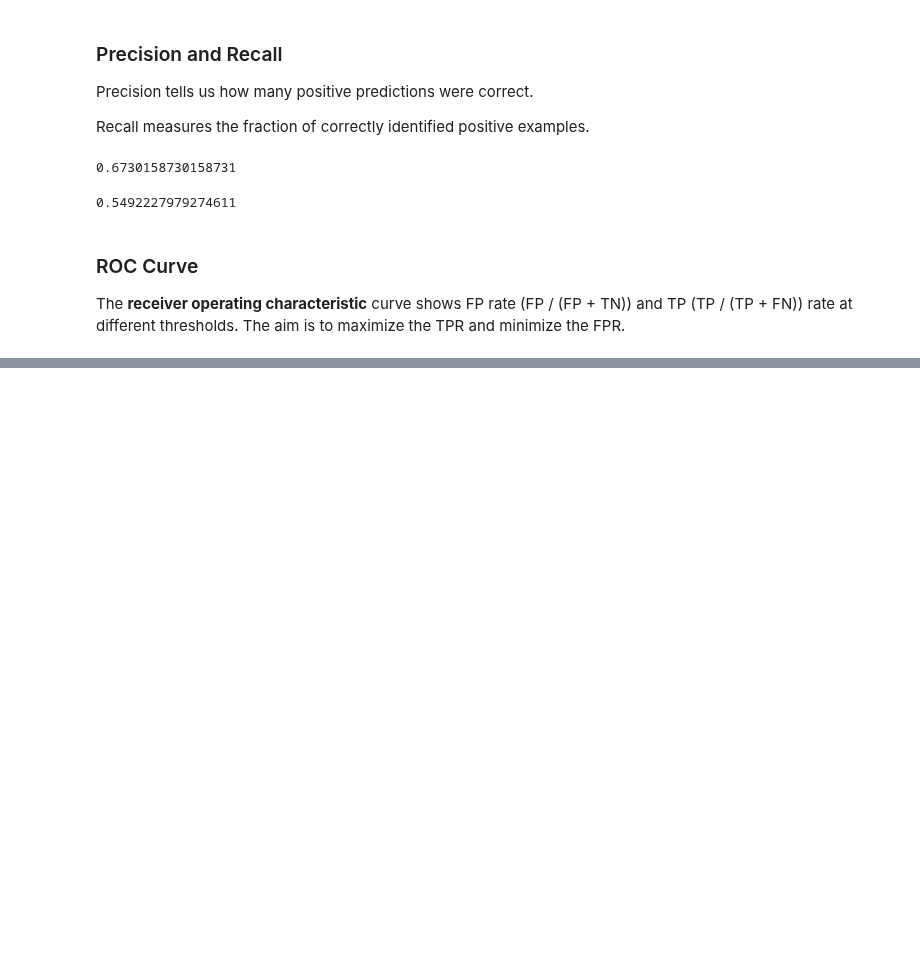
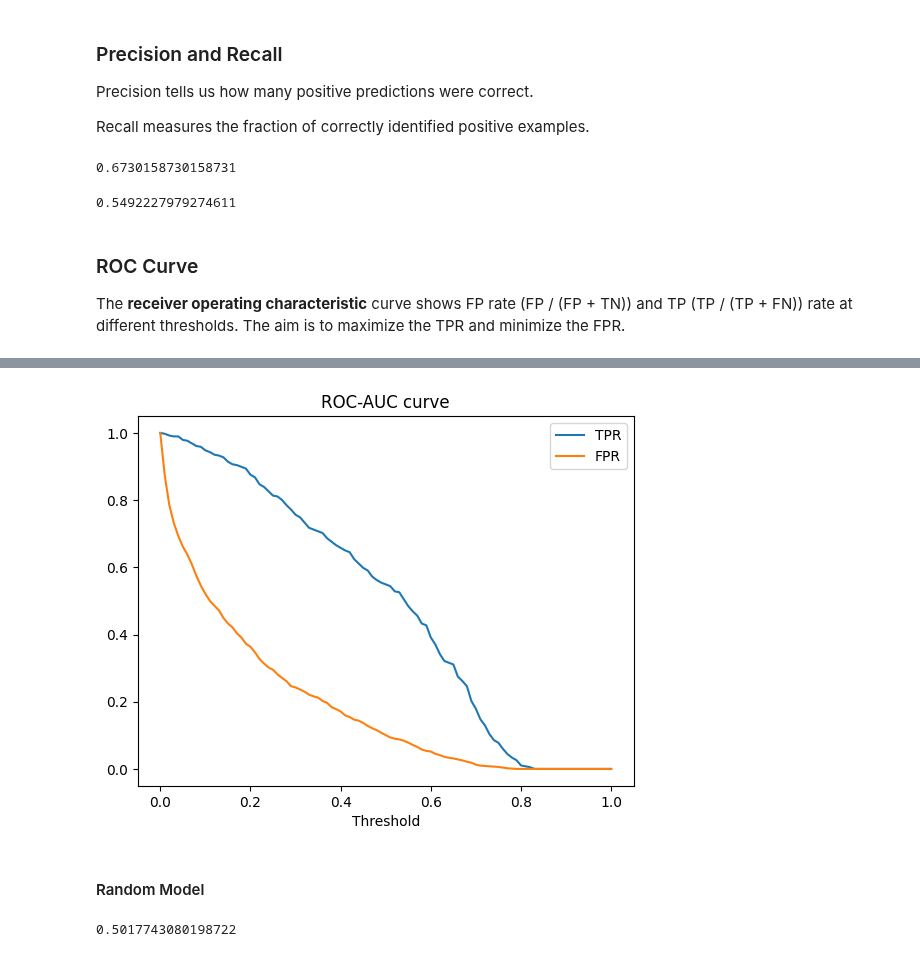
Before and after one commit to ArmandWinant/ml-zoomcamp, a Jupyter notebook: 04-evaluation-metrics/customer_churn.ipynb, the cells around one changed output, grey strips where cells are left out. Drawn from its saved outputs; the diff is of its cells as text; code cells hidden in the pictures; blank space fills up the shorter version.

Commit message:
draw ROC AUC curve

```diff
--- a/04-evaluation-metrics/customer_churn.ipynb
+++ b/04-evaluation-metrics/customer_churn.ipynb
@@ -412,6 +412,8 @@ TPR = TP / (TP + FN) # recall
 FPR = FP / (FP + TN)
 # %%
 thresholds = np.linspace(0, 1, 101)
+
+scores = []
 
 for t in thresholds:
   actual_pos = (y_val == 1)
@@ -424,3 +426,5 @@ for t in thresholds:
   TN = (predict_neg & actual_neg).sum()
   FP = (predict_pos & actual_neg).sum()
   FN = (predict_neg & actual_pos).sum()
+
+  scores.append((t, TP, FP, FN, TN))
@@ -431,0 +431,16 @@ for t in thresholds:
+# %%
+df_scores = pd.DataFrame(scores, columns=['t', 'TP', 'FP', 'FN', 'TN'])
+# %%
+df_scores['TPR'] = df_scores.TP / (df_scores.TP + df_scores.FN)
+df_scores['FPR'] = df_scores.FP / (df_scores.FP + df_scores.TN)
+# %%
+plt.plot(df_scores.t, df_scores.TPR, label='TPR')
+plt.plot(df_scores.t, df_scores.FPR, label='FPR')
+plt.title('ROC-AUC curve')
+plt.xlabel('Threshold')
+plt.legend()
+plt.show()
+# %% [output]
+[figure, added]
+# %% [markdown]
+#### Random Model
@@ -431,0 +450,4 @@ for t in thresholds:
+# %%
+((y_rand >= .5) == y_val).mean()
+# %% [output]
+0.5017743080198722
```
Also changed, not shown: parts of 16 cells of this notebook.
